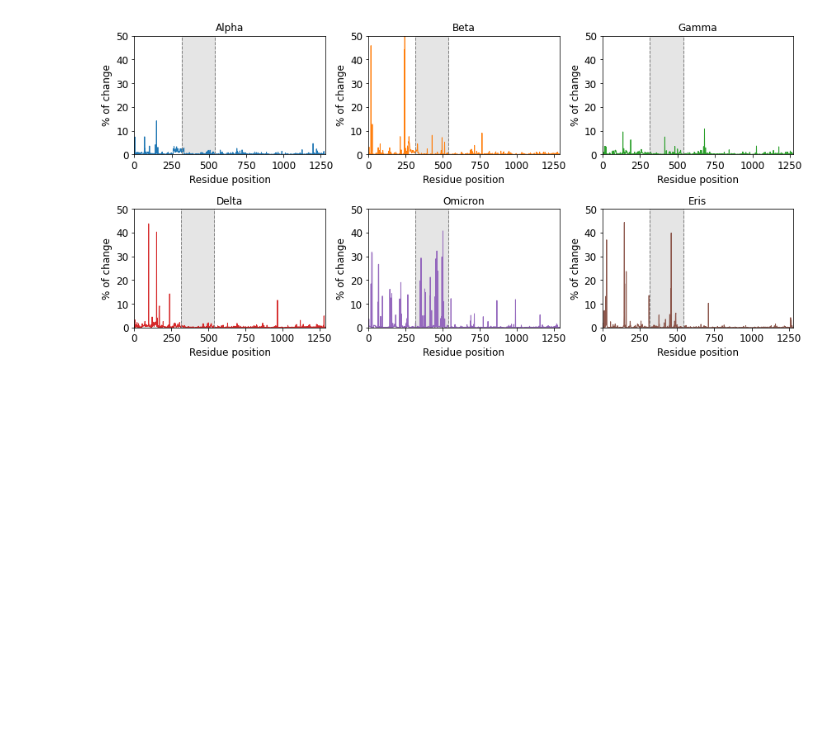
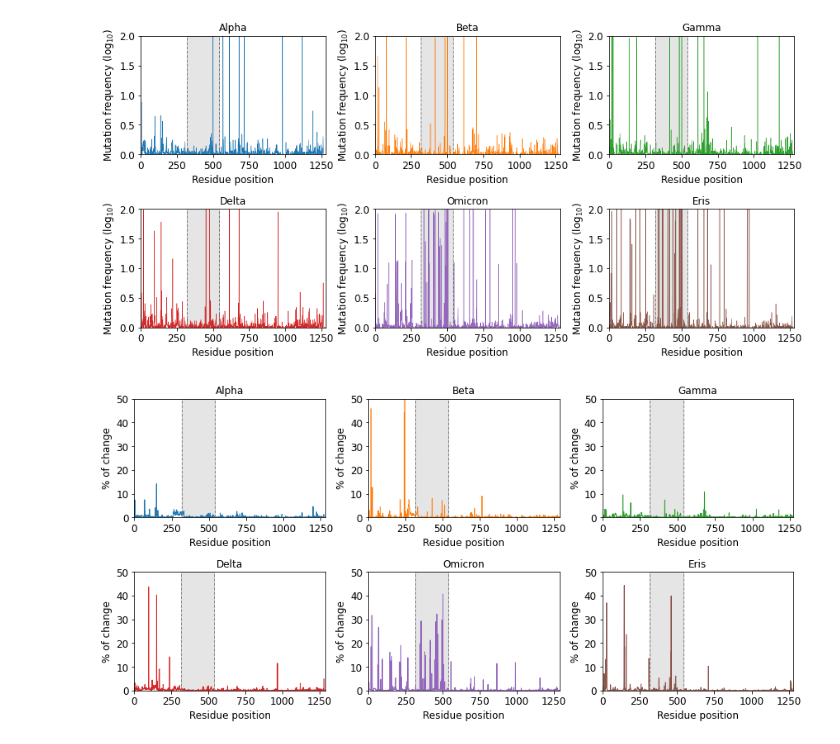
Before and after one commit to smtnkc/CoV-SNN, a Jupyter notebook: highly_variable_regions/plot.ipynb, the cells around one changed output. Saved outputs shown, nothing was run; the diff lists cells and outputs as text; code cells hidden in the pictures; blank space fills up the shorter version.

```diff
--- a/highly_variable_regions/plot.ipynb
+++ b/highly_variable_regions/plot.ipynb
@@ -19,7 +19,9 @@ variant_names = ["Alpha", "Beta", "Gamma", "Delta", "Omicron", "Eris"]
 sequences = {}
 for variant in variant_names:
     # read sequences
-    sequences[variant] = read_fasta(f"./alignment_output/{variant}.fasta")
+    sequences[variant] = read_fasta(f"./input_{variant}.fasta")
+
+wt = read_fasta("./cov2_spike_wt.fasta")[0]
 # %%
 for variant in variant_names:
     lens = [len(s) for s in sequences[variant]]
@@ -33,0 +57,11 @@ Eris            min len: 1280   max len: 1280
+# %%
+mutation_counts = {}
+
+for variant in variant_names:
+    print("Processing", variant)
+    mutation_counts[variant] = [0] * 1280
+    for seq in sequences[variant]:
+        mutation_positions = get_mutations(wt, seq)
+        for pos in mutation_positions:
+            mutation_counts[variant][pos] += 1
+    print(mutation_counts[variant])
@@ -34,3 +81,49 @@ Eris            min len: 1280   max len: 1280
+# %%
+# draw a barplot for mutation counts of each variant side by side 2 rows 3 columns
+fig = plt.figure(figsize=(12, 6))
+gs = gridspec.GridSpec(2, 6)
+
+for i in range(0, len(variant_names)):
+    if i < 3:
+        ax = plt.subplot(gs[0, 2 * i:2 * i + 2])
+    else:
+        ax = plt.subplot(gs[1, 2 * i - len(variant_names):2 * i + 2 - len(variant_names)])
+
+    x = np.linspace(1, 1280, 1280)
+    # plot log scale
+    y = np.array(mutation_counts[variant_names[i]]) / 2000 * 100
+    # log10
+    y = np.log10(y + 1)
+    ax.plot(x, y, color=f"C{i}", linewidth=0.5)
+    #axs[i].bar(frequencies[variant_names[i]][0], frequencies[variant_names[i]][1])
+    # make all texts in the figure to size 14
+
+    ax.set_title(variant_names[i].capitalize())
+    ax.set_xlabel("Residue position")
+    ax.set_ylabel("Mutation frequency (log$_{10}$)")
+    ax.set_ylim([0, 2])
+    ax.set_xlim([0, 1280])
+
+    font_size = 12
+    plt.rc('font', size=font_size)
+    plt.rc('axes', titlesize=font_size)
+    plt.rc('axes', labelsize=font_size)
+    plt.rc('xtick', labelsize=font_size)
+    plt.rc('ytick', labelsize=font_size)
+    plt.rc('legend', fontsize=font_size)
+    plt.rc('figure', titlesize=font_size)
+
+    # add lines as x=317 and x=541 and fill the area between them
+    ax.axvline(x=317, color='grey', linestyle='--', linewidth=1)
+    ax.axvline(x=541, color='grey', linestyle='--', linewidth=1)
+    ax.fill_between([317, 541], 0, 2, color='grey', alpha=0.2)
+
+
+plt.tight_layout()
+plt.savefig("variant_mutations.pdf")
+plt.show()
+# %% [output]
+[figure, added]
 # %%
 frequencies = {}
 for variant in variant_names:
```
Also changed, not shown: parts of 3 cells of this notebook, 12 other files.
